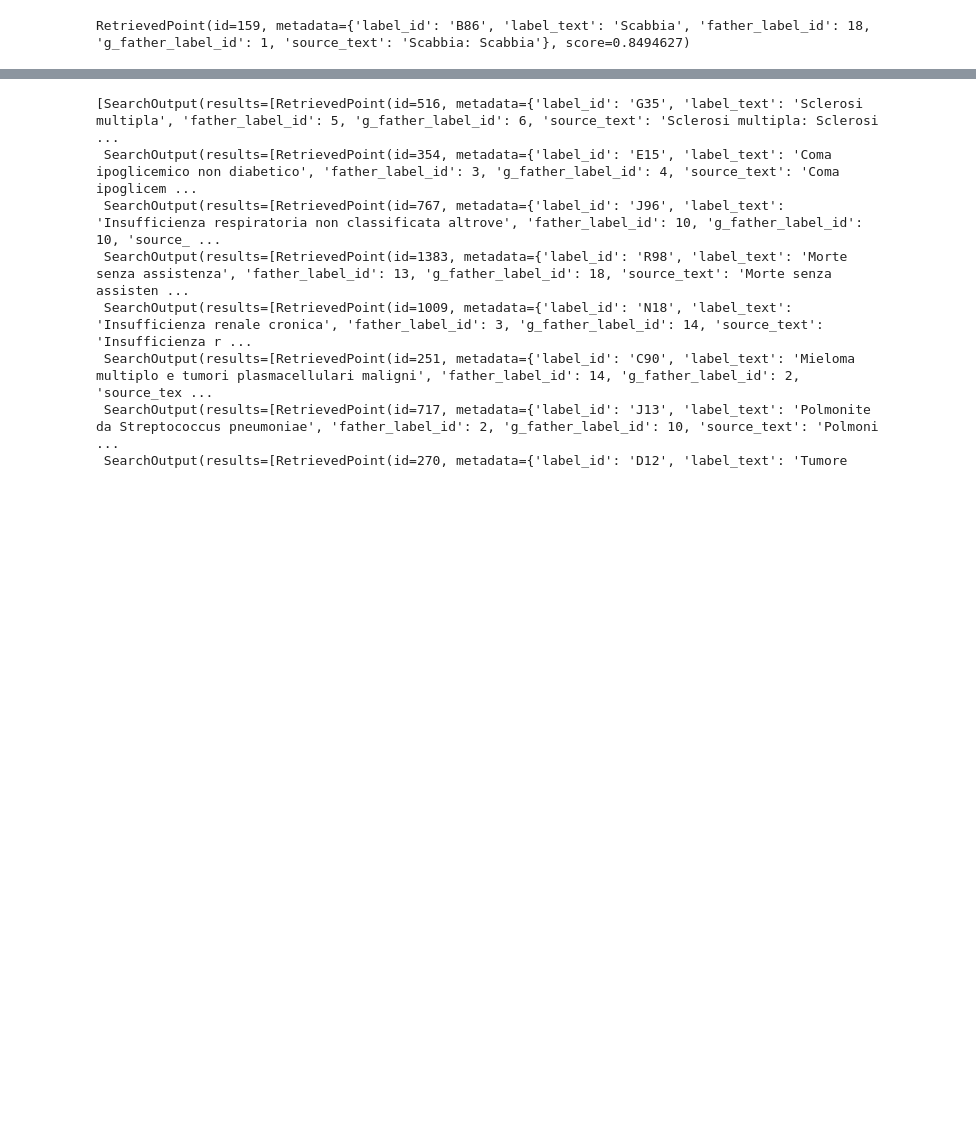
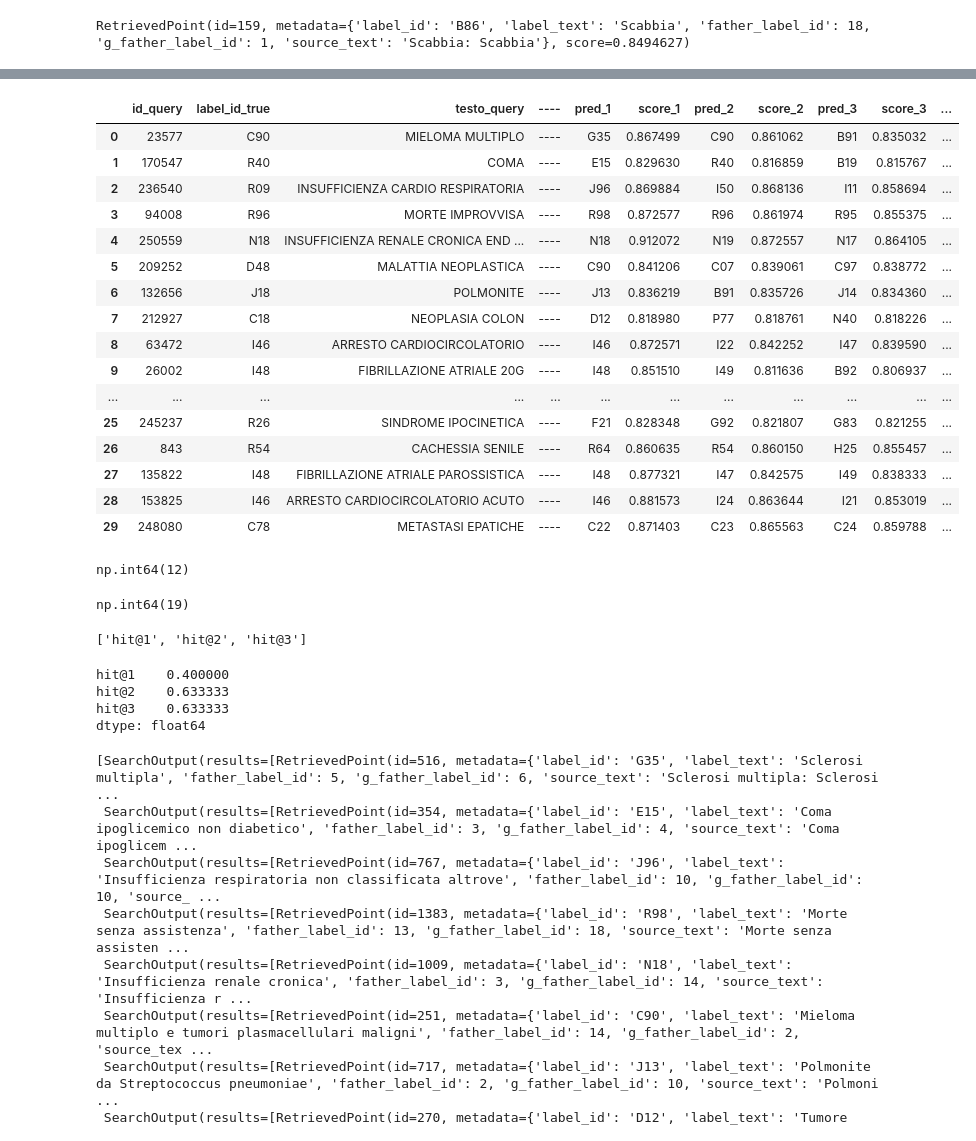
Before and after one commit to istat-methodology/semantic-search, a Jupyter notebook: notebooks/test-semantic-on-medical_data.ipynb, the cells around one changed output, grey strips where cells are left out. Cells and saved outputs as stored; diff of their text form; code cells hidden in the pictures; blank space fills up the shorter version.

```diff
--- a/notebooks/test-semantic-on-medical_data.ipynb
+++ b/notebooks/test-semantic-on-medical_data.ipynb
@@ -472,0 +472,6 @@ out_df
+# %%
+for n in range(1, k + 1):
+    pred_cols = [f"pred_{r}" for r in range(1, n + 1)]
+    pred_df[f"hit@{n}"] = pred_df.apply(lambda row: row['label_id_true'] in row[pred_cols].values, axis=1)
+
+pred_df.tail(4)
@@ -473,3 +484,57 @@ out_df
+# %%
+def evaluate_hits(df_pred: pd.DataFrame, k: int) -> pd.DataFrame:
+    """
+    Adds columns hit@1 … hit@k to df_pred and returns the same DF.
+    Each hit@n is True if the true label appears in the first n predictions.
+    """
+    for n in range(1, k + 1):
+        pred_cols = [f"pred_{r}" for r in range(1, n + 1)]
+        df_pred[f"hit@{n}"] = df_pred.apply(
+            lambda row: row["label_id_true"] in row[pred_cols].values,
+            axis=1,
+        )
+    return df_pred
+# %%
+evaluate_hits(pred_df, 3)
+# %% [output]
+|  | id_query | label_id_true | testo_query | ---- | pred_1 | score_1 | pred_2 | score_2 | pred_3 | score_3 | ... |
+| 0 | 23577 | C90 | MIELOMA MULTIPLO | ---- | G35 | 0.867499 | C90 | 0.861062 | B91 | 0.835032 | ... |
+| 1 | 170547 | R40 | COMA | ---- | E15 | 0.829630 | R40 | 0.816859 | B19 | 0.815767 | ... |
+| 2 | 236540 | R09 | INSUFFICIENZA CARDIO RESPIRATORIA | ---- | J96 | 0.869884 | I50 | 0.868136 | I11 | 0.858694 | ... |
+| 3 | 94008 | R96 | MORTE IMPROVVISA | ---- | R98 | 0.872577 | R96 | 0.861974 | R95 | 0.855375 | ... |
+| 4 | 250559 | N18 | INSUFFICIENZA RENALE CRONICA END ... | ---- | N18 | 0.912072 | N19 | 0.872557 | N17 | 0.864105 | ... |
+| 5 | 209252 | D48 | MALATTIA NEOPLASTICA | ---- | C90 | 0.841206 | C07 | 0.839061 | C97 | 0.838772 | ... |
+| 6 | 132656 | J18 | POLMONITE | ---- | J13 | 0.836219 | B91 | 0.835726 | J14 | 0.834360 | ... |
+| 7 | 212927 | C18 | NEOPLASIA COLON | ---- | D12 | 0.818980 | P77 | 0.818761 | N40 | 0.818226 | ... |
+| 8 | 63472 | I46 | ARRESTO CARDIOCIRCOLATORIO | ---- | I46 | 0.872571 | I22 | 0.842252 | I47 | 0.839590 | ... |
+| 9 | 26002 | I48 | FIBRILLAZIONE ATRIALE 20G | ---- | I48 | 0.851510 | I49 | 0.811636 | B92 | 0.806937 | ... |
+| ... | ... | ... | ... | ... | ... | ... | ... | ... | ... | ... | ... |
+| 25 | 245237 | R26 | SINDROME IPOCINETICA | ---- | F21 | 0.828348 | G92 | 0.821807 | G83 | 0.821255 | ... |
+| 26 | 843 | R54 | CACHESSIA SENILE | ---- | R64 | 0.860635 | R54 | 0.860150 | H25 | 0.855457 | ... |
+| 27 | 135822 | I48 | FIBRILLAZIONE ATRIALE PAROSSISTICA | ---- | I48 | 0.877321 | I47 | 0.842575 | I49 | 0.838333 | ... |
+| 28 | 153825 | I46 | ARRESTO CARDIOCIRCOLATORIO ACUTO | ---- | I46 | 0.881573 | I24 | 0.863644 | I21 | 0.853019 | ... |
+| 29 | 248080 | C78 | METASTASI EPATICHE | ---- | C22 | 0.871403 | C23 | 0.865563 | C24 | 0.859788 | ... |
+# %%
+pred_df[ "hit@1" ].sum()
+# %% [output]
+np.int64(12)
+# %%
+pred_df[ "hit@2" ].sum()
+# %% [output]
+np.int64(19)
+# %%
+hit_col= [f"hit@{n}" for n in range(1, k+1)]
+hit_col
+# %% [output]
+['hit@1', 'hit@2', 'hit@3']
+# %%
+metrics = pred_df[[f"hit@{n}" for n in range(1, 4)]].mean()
+print(metrics)
+# %% [output]
+hit@1    0.400000
+hit@2    0.633333
+hit@3    0.633333
+dtype: float64
 # %%
 # Parallelizzare richieste
 
```
Also changed, not shown: parts of 9 cells of this notebook.
